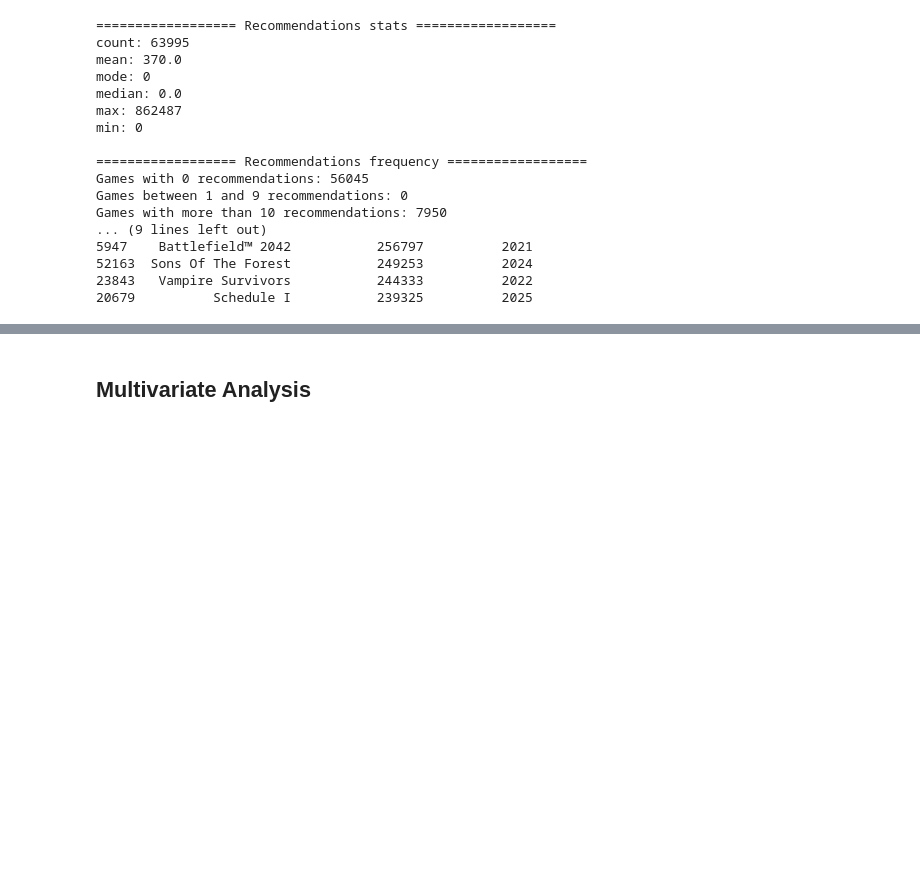
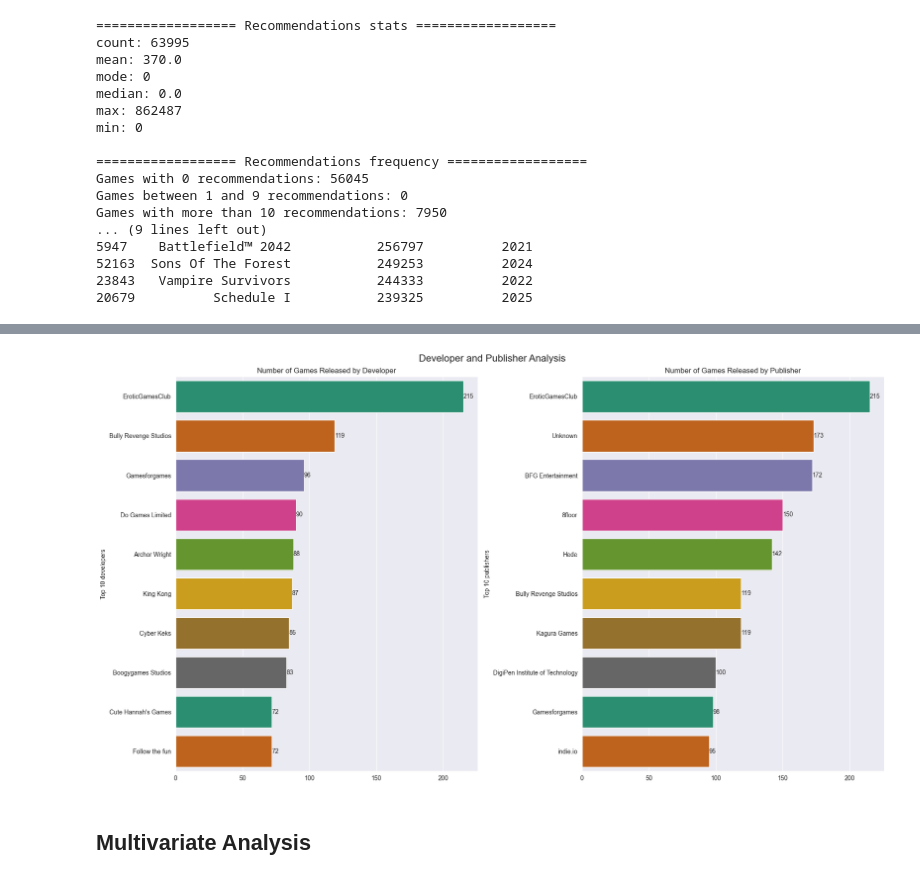
Before and after one commit to MCAlberto55/steam-games-analysis, a Jupyter notebook: notebooks/eda_analysis.ipynb, the cells around one changed output, grey strips where cells are left out. Cells and saved outputs as stored; diff of their text form; code cells hidden in the pictures; blank space fills up the shorter version.

```diff
--- a/notebooks/eda_analysis.ipynb
+++ b/notebooks/eda_analysis.ipynb
@@ -597,3 +599,32 @@ Name: count, dtype: int64
+# %%
+# developer and publisher analysis plots
+fig, axes = plt.subplots(1, 2, figsize=(18, 10))
+fig.suptitle("Developer and Publisher Analysis", fontsize=16)
+
+make_plot(
+    plot_type="bar",
+    x_col=developer_count.values,
+    y_col=developer_count.index,
+    axes=axes[0],
+    title="Number of Games Released by Developer",
+    ylabel="Top 10 developers",
+    yticklabels=developer_count.index,
+    palette="Dark2",
+    hue=developer_count.index,
+)
+make_plot(
+    plot_type="bar",
+    x_col=publisher_count.values,
+    y_col=publisher_count.index,
+    axes=axes[1],
+    title="Number of Games Released by Publisher",
+    ylabel="Top 10 publishers",
+    yticklabels=publisher_count.index,
+    palette="Dark2",
+    hue=publisher_count.index,
+)
+# %% [output]
+[figure, added]
 # %% [markdown]
 ## Multivariate Analysis
 # %%
```
Also changed, not shown: parts of 12 cells of this notebook, 2 other files.
